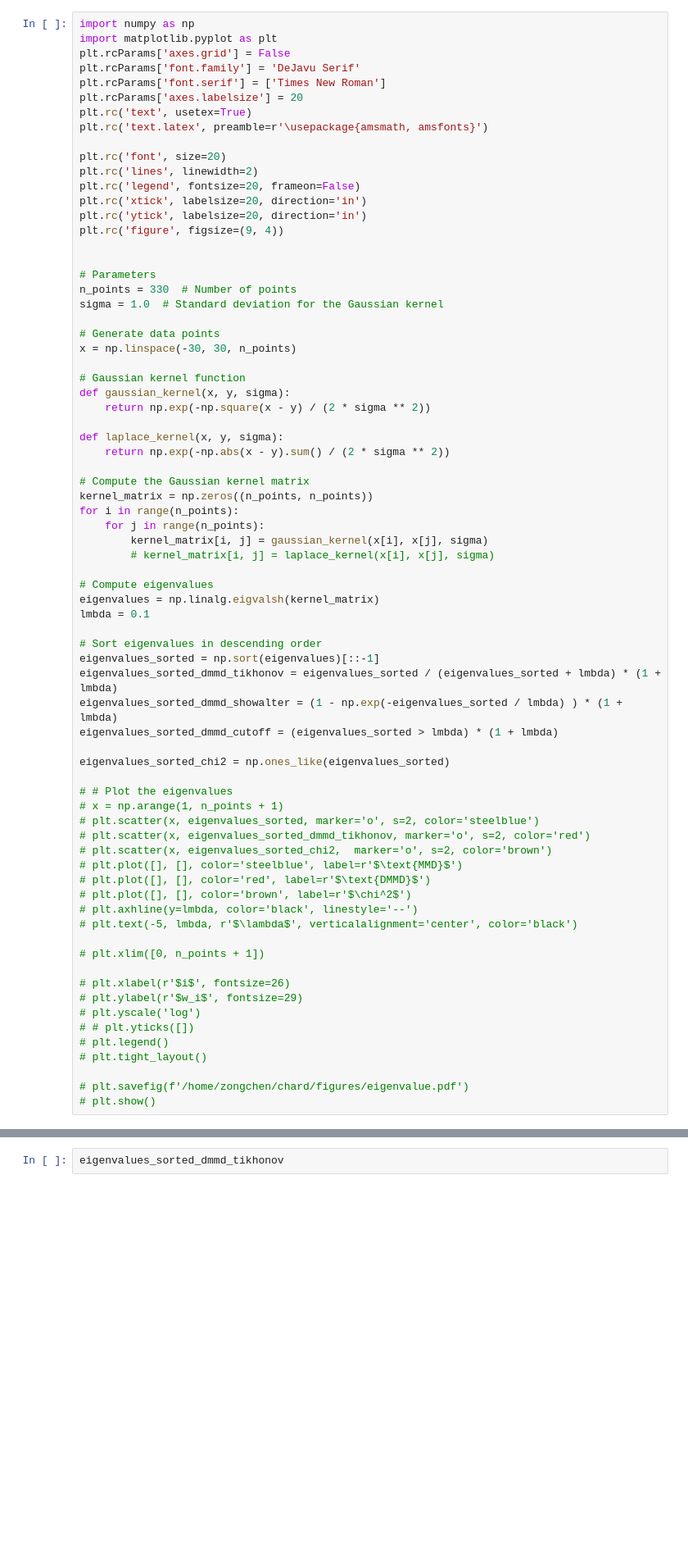
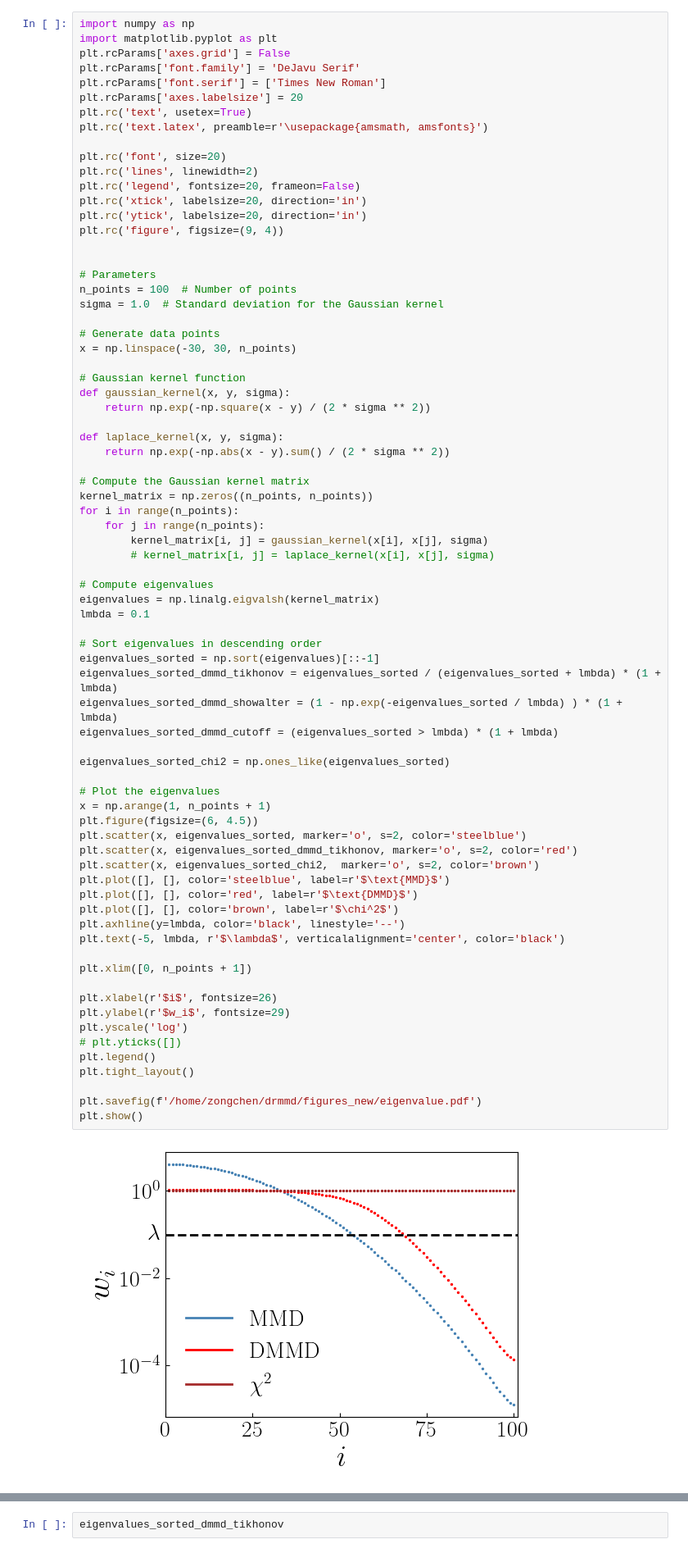
Before and after one commit to hudsonchen/DrMMD, a Jupyter notebook: plotting_notebooks/eigenvalue.ipynb, the cells around one changed output, grey strips where cells are left out. Shown at 82% size. Cells and saved outputs as stored; diff of their text form; blank space fills up the shorter version.

Commit message:
add_new_plotting_code_add_illustrative

```diff
--- a/plotting_notebooks/eigenvalue.ipynb
+++ b/plotting_notebooks/eigenvalue.ipynb
@@ -17,7 +17,7 @@ plt.rc('figure', figsize=(9, 4))
 
 
 # Parameters
-n_points = 330  # Number of points
+n_points = 100  # Number of points
 sigma = 1.0  # Standard deviation for the Gaussian kernel
 
 # Generate data points
@@ -25,52 +25,55 @@ x = np.linspace(-30, 30, n_points)
 
 # Gaussian kernel function
 def gaussian_kernel(x, y, sigma):
     return np.exp(-np.square(x - y) / (2 * sigma ** 2))
 
 def laplace_kernel(x, y, sigma):
     return np.exp(-np.abs(x - y).sum() / (2 * sigma ** 2))
 
 # Compute the Gaussian kernel matrix
 kernel_matrix = np.zeros((n_points, n_points))
 for i in range(n_points):
     for j in range(n_points):
         kernel_matrix[i, j] = gaussian_kernel(x[i], x[j], sigma)
         # kernel_matrix[i, j] = laplace_kernel(x[i], x[j], sigma)
 
 # Compute eigenvalues
 eigenvalues = np.linalg.eigvalsh(kernel_matrix)
 lmbda = 0.1
 
 # Sort eigenvalues in descending order
 eigenvalues_sorted = np.sort(eigenvalues)[::-1]
 eigenvalues_sorted_dmmd_tikhonov = eigenvalues_sorted / (eigenvalues_sorted + lmbda) * (1 + lmbda)
 eigenvalues_sorted_dmmd_showalter = (1 - np.exp(-eigenvalues_sorted / lmbda) ) * (1 + lmbda)
 eigenvalues_sorted_dmmd_cutoff = (eigenvalues_sorted > lmbda) * (1 + lmbda)
 
 eigenvalues_sorted_chi2 = np.ones_like(eigenvalues_sorted)
 
-# # Plot the eigenvalues
-# x = np.arange(1, n_points + 1)
-# plt.scatter(x, eigenvalues_sorted, marker='o', s=2, color='steelblue')
-# plt.scatter(x, eigenvalues_sorted_dmmd_tikhonov, marker='o', s=2, color='red')
-# plt.scatter(x, eigenvalues_sorted_chi2,  marker='o', s=2, color='brown')
-# plt.plot([], [], color='steelblue', label=r'$\text{MMD}$')
-# plt.plot([], [], color='red', label=r'$\text{DMMD}$')
-# plt.plot([], [], color='brown', label=r'$\chi^2$')
-# plt.axhline(y=lmbda, color='black', linestyle='--')
-# plt.text(-5, lmbda, r'$\lambda$', verticalalignment='center', color='black')
+# Plot the eigenvalues
+x = np.arange(1, n_points + 1)
+plt.figure(figsize=(6, 4.5))
+plt.scatter(x, eigenvalues_sorted, marker='o', s=2, color='steelblue')
+plt.scatter(x, eigenvalues_sorted_dmmd_tikhonov, marker='o', s=2, color='red')
+plt.scatter(x, eigenvalues_sorted_chi2,  marker='o', s=2, color='brown')
+plt.plot([], [], color='steelblue', label=r'$\text{MMD}$')
+plt.plot([], [], color='red', label=r'$\text{DMMD}$')
+plt.plot([], [], color='brown', label=r'$\chi^2$')
+plt.axhline(y=lmbda, color='black', linestyle='--')
+plt.text(-5, lmbda, r'$\lambda$', verticalalignment='center', color='black')
 
-# plt.xlim([0, n_points + 1])
+plt.xlim([0, n_points + 1])
 
-# plt.xlabel(r'$i$', fontsize=26)
-# plt.ylabel(r'$w_i$', fontsize=29)
-# plt.yscale('log')
-# # plt.yticks([])
-# plt.legend()
-# plt.tight_layout()
+plt.xlabel(r'$i$', fontsize=26)
+plt.ylabel(r'$w_i$', fontsize=29)
+plt.yscale('log')
+# plt.yticks([])
+plt.legend()
+plt.tight_layout()
 
-# plt.savefig(f'/home/zongchen/chard/figures/eigenvalue.pdf')
-# plt.show()
+plt.savefig(f'/home/zongchen/drmmd/figures_new/eigenvalue.pdf')
+plt.show()
+# %% [output]
+[figure, added]
 # %%
 x = np.arange(1, n_points + 1)
 plt.scatter(x, eigenvalues_sorted, marker='o', s=2, color='steelblue', label=r'$\text{MMD}$')
```
Also changed, not shown: 11 other files.
